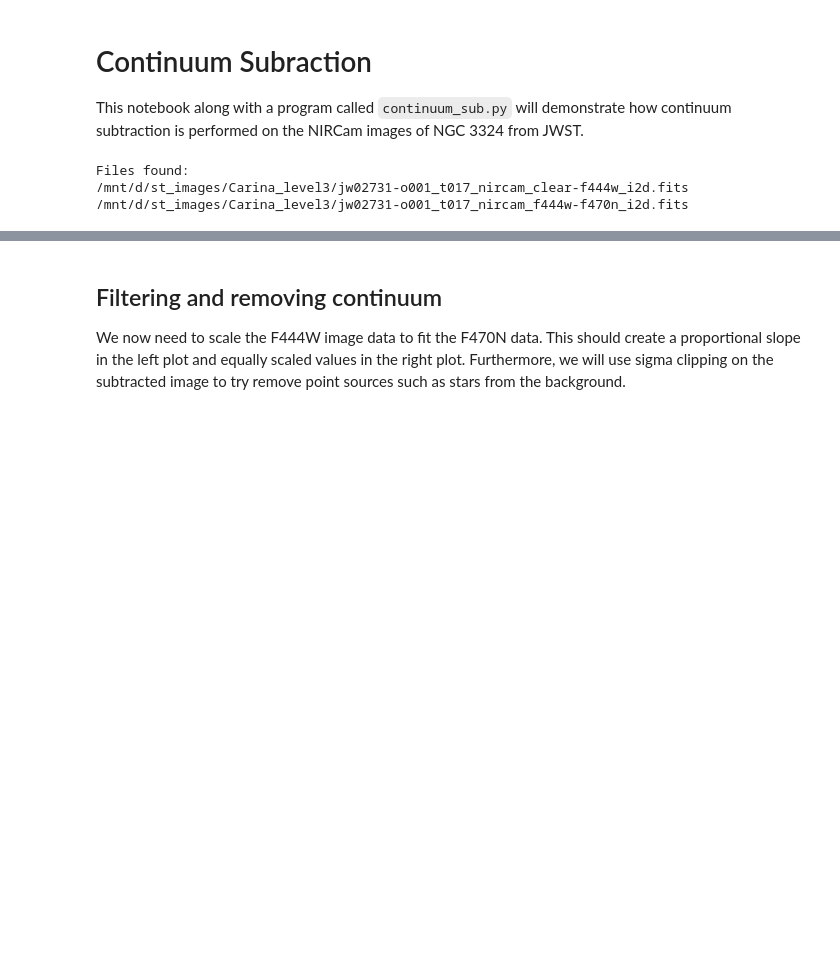
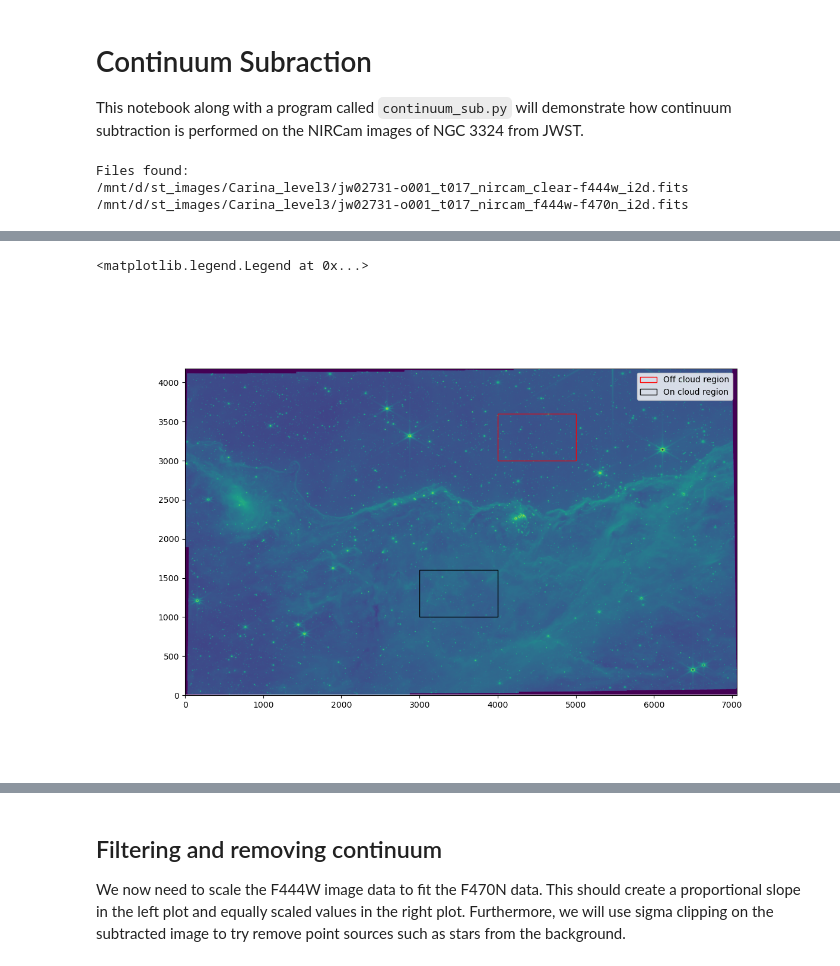
Before and after one commit to pjjanas/dias-jwst, a Jupyter notebook: notebooks/Continuum_subtract.ipynb, the cells around one changed output, grey strips where cells are left out. Drawn from its saved outputs; the diff is of its cells as text; code cells hidden in the pictures; blank space fills up the shorter version.

```diff
--- a/notebooks/Continuum_subtract.ipynb
+++ b/notebooks/Continuum_subtract.ipynb
@@ -75,3 +111,18 @@ Now we will plot array values for the narrowband image and wideband images so th
+# %%
+# Plot rectangles on image we want to use for continuum subtraction (one region on cloud and one region off)
+off_cloud = patches.Rectangle((4000,3000), 1000, 600, edgecolor='r', facecolor='none', label='Off cloud region')
+on_cloud = patches.Rectangle((3000, 1000), 1000, 600, edgecolor='k', facecolor='none', label='On cloud region')
+
+norm = simple_norm(reprojected[0], stretch='log', invalid=0, min_cut=0, max_cut=500)
+plt.figure(figsize=(12,8))
+ax = plt.subplot(1,1,1)
+ax.imshow(reprojected[0], norm=norm, origin='lower')
+ax.add_patch(off_cloud)
+ax.add_patch(on_cloud)
+plt.legend(loc='best')
+# %% [output]
+<matplotlib.legend.Legend at 0x...>
+[figure, added]
 # %%
 # Plot
 plt.figure(figsize=(12,8))
```
Also changed, not shown: parts of 11 cells of this notebook.
